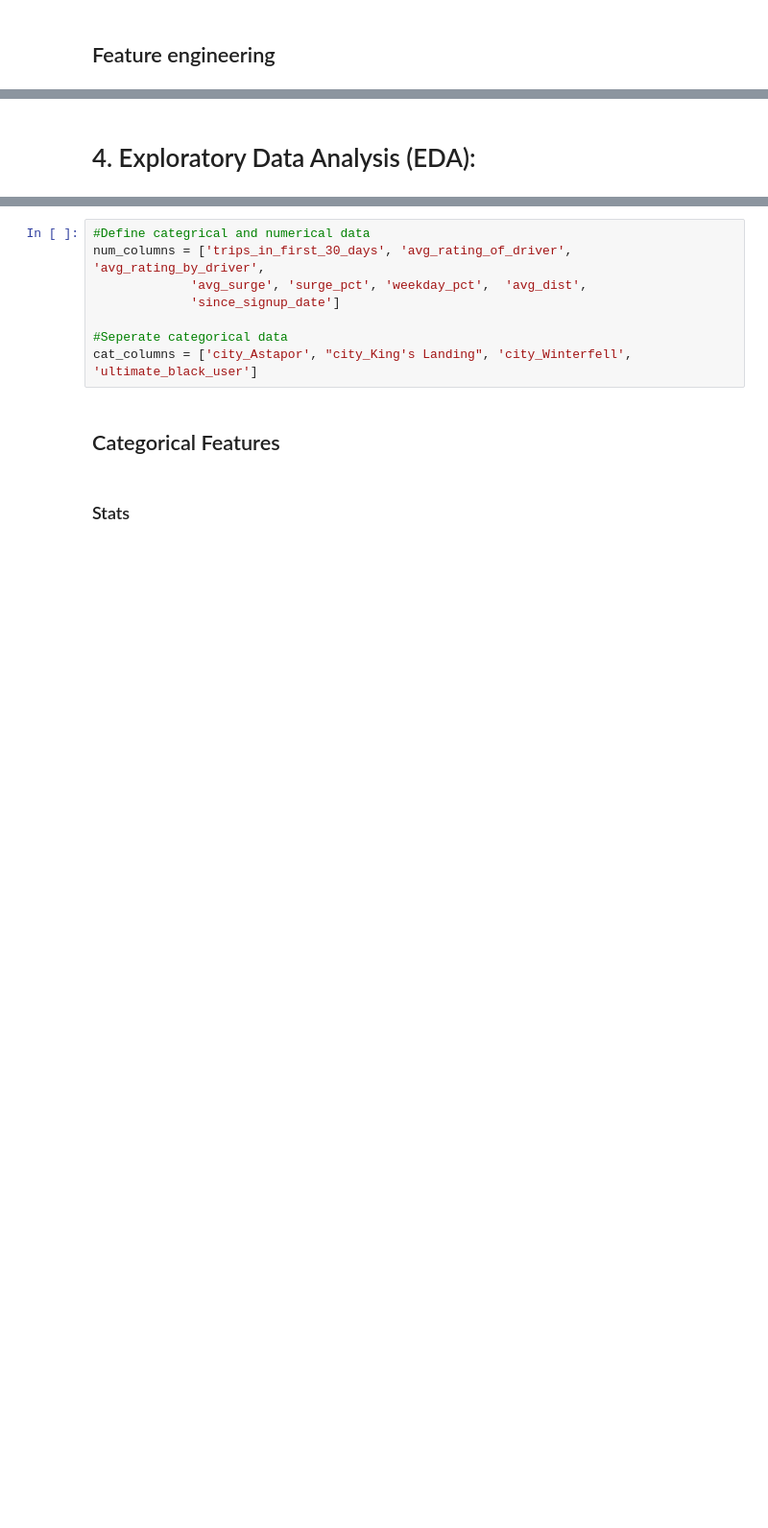
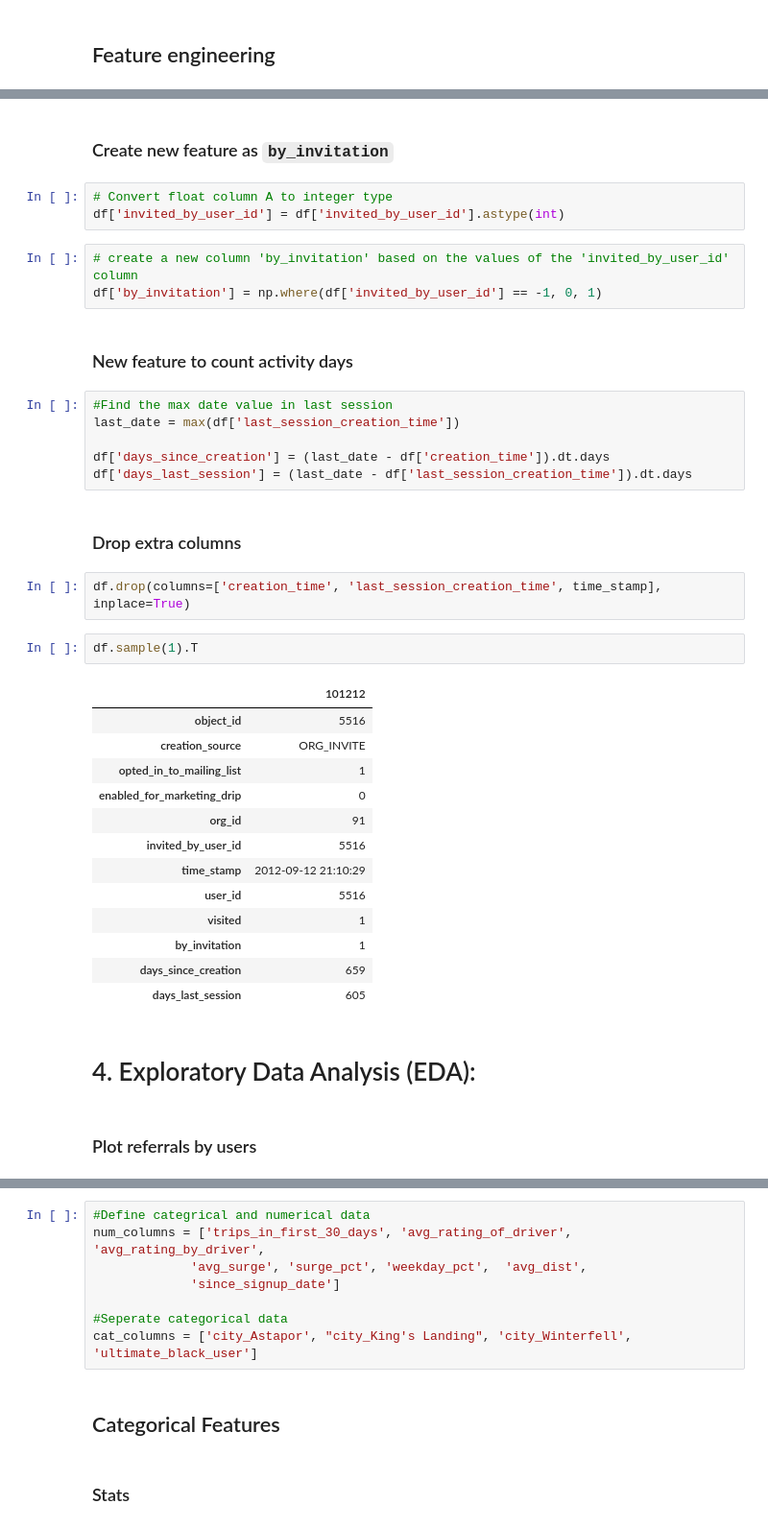
Before and after one commit to faridjn/-Springboard-7_2_5_API-Mini-Project, a Jupyter notebook: Unit 27 - Interview Challanges/2. relax_challenge/Notebooks/relax_challange.ipynb, the cells around one changed output, grey strips where cells are left out. Shown at 96% size. Cells and saved outputs as stored; diff of their text form; blank space fills up the shorter version.

```diff
--- a/Unit 27 - Interview Challanges/2. relax_challenge/Notebooks/relax_challange.ipynb
+++ b/Unit 27 - Interview Challanges/2. relax_challenge/Notebooks/relax_challange.ipynb
@@ -365,2 +368,40 @@ df_1hat.head(10).T
+# %% [markdown]
+### Create new feature as `by_invitation`
+# %%
+# Convert float column A to integer type
+df['invited_by_user_id'] = df['invited_by_user_id'].astype(int)
+# %%
+# create a new column 'by_invitation' based on the values of the 'invited_by_user_id' column
+df['by_invitation'] = np.where(df['invited_by_user_id'] == -1, 0, 1)
+# %% [markdown]
+### New feature to count activity days
+# %%
+#Find the max date value in last session
+last_date = max(df['last_session_creation_time'])
+
+df['days_since_creation'] = (last_date - df['creation_time']).dt.days
+df['days_last_session'] = (last_date - df['last_session_creation_time']).dt.days
+# %% [markdown]
+### Drop extra columns
+# %%
+df.drop(columns=['creation_time', 'last_session_creation_time', time_stamp], inplace=True)
+# %%
+df.sample(1).T
+# %% [output]
+|  | 101212 |
+| object_id | 5516 |
+| creation_source | ORG_INVITE |
+| opted_in_to_mailing_list | 1 |
+| enabled_for_marketing_drip | 0 |
+| org_id | 91 |
+| invited_by_user_id | 5516 |
+| time_stamp | 2012-09-12 21:10:29 |
+| user_id | 5516 |
+| visited | 1 |
+| by_invitation | 1 |
+| days_since_creation | 659 |
+| days_last_session | 605 |
 # %% [markdown]
 # 4. Exploratory Data Analysis (EDA):
+# %% [markdown]
+### Plot referrals by users
```
Also changed, not shown: parts of 59 cells of this notebook, 3 other files.
